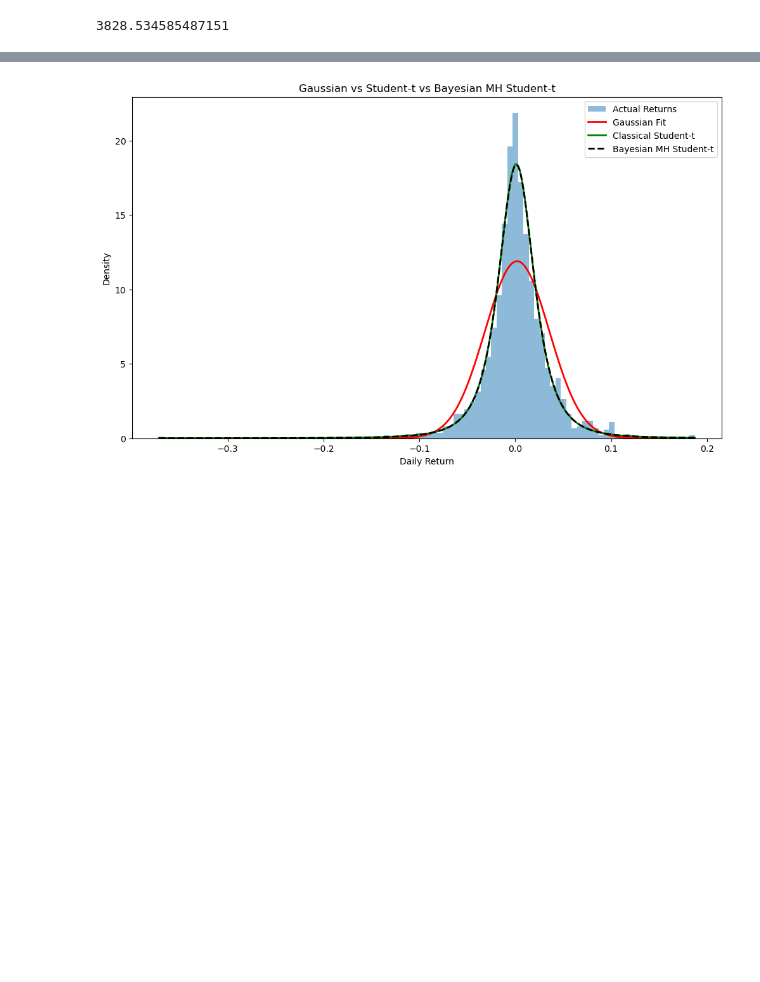
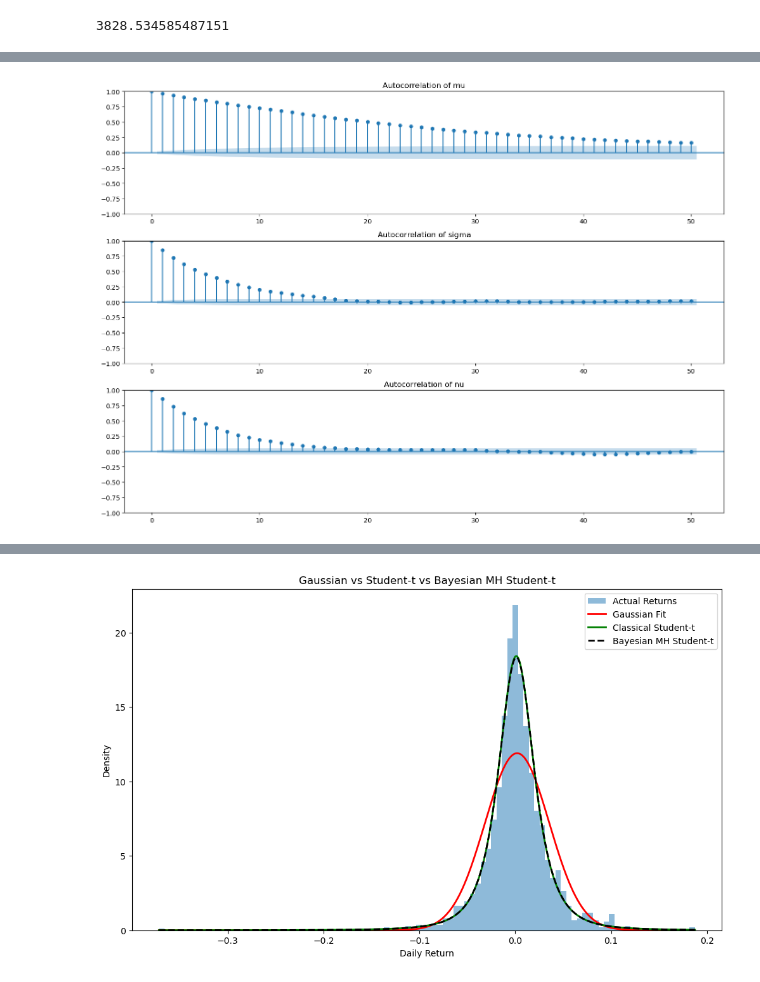
Before and after one commit to dokjawho/Metropolis-Hastings, a Jupyter notebook: Report.ipynb, the cells around one changed output, grey strips where cells are left out. Drawn from its saved outputs; the diff is of its cells as text; code cells hidden in the pictures; blank space fills up the shorter version.

```diff
--- a/Report.ipynb
+++ b/Report.ipynb
@@ -332,3 +381,35 @@ nu_chain_burned = nu_chain[burn_in:]
+# %%
+fig, axes = plt.subplots(3, 1, figsize=(14,10))
+
+plot_acf(
+    mu_chain_burned,
+    lags=50,
+    ax=axes[0]
+)
+
+axes[0].set_title("Autocorrelation of mu")
+
+plot_acf(
+    sigma_chain_burned,
+    lags=50,
+    ax=axes[1]
+)
+
+axes[1].set_title("Autocorrelation of sigma")
+
+plot_acf(
+    nu_chain_burned,
+    lags=50,
+    ax=axes[2]
+)
+
+axes[2].set_title("Autocorrelation of nu")
+
+plt.tight_layout()
+
+plt.show()
+# %% [output]
+[figure, added]
 # %%
 mu_bayes = np.mean(mu_chain_burned)
 sigma_bayes = np.mean(sigma_chain_burned)
```
Also changed, not shown: parts of 11 cells of this notebook.
